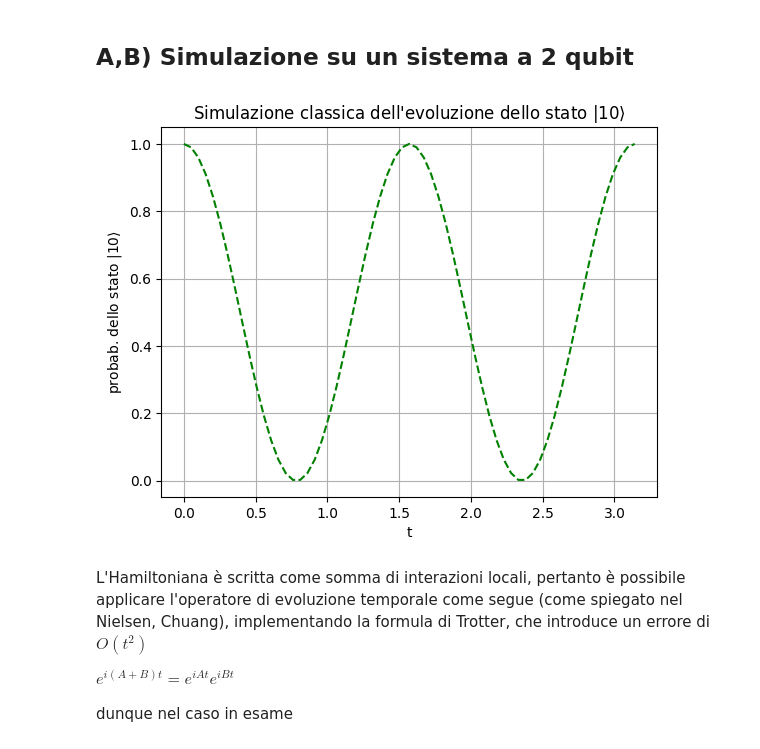
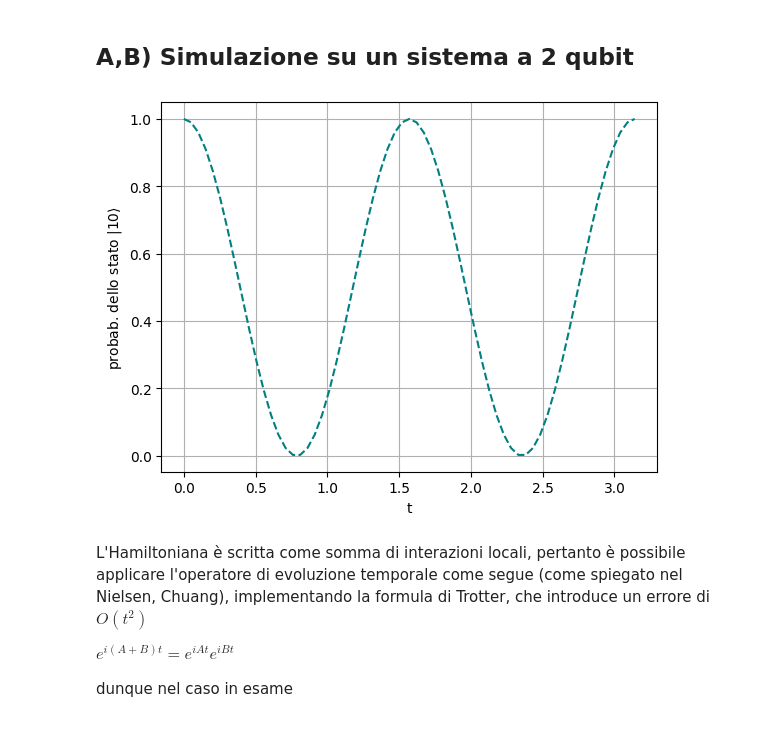
Before and after one commit to qismib/TETrIs, a Jupyter notebook: notebooks/first_exercise.ipynb, the cells around one changed output. Drawn from its saved outputs; the diff is of its cells as text; code cells hidden in the pictures.

```diff
--- a/notebooks/first_exercise.ipynb
+++ b/notebooks/first_exercise.ipynb
@@ -48,29 +48,30 @@ def U_Heis(n_spins,t):
 # %%
 #definiamo il numero di time steps
 t_steps = 63
 
 #definiamo il tempo in cui facciamo evolvere il sistema
 dt = np.pi
 
 #generiamo una spaziatura lineare di t_steps nell'intervallo [0, pi]
 ts = np.linspace(0, dt, t_steps)
 
 #definiamo lo stato iniziale che vogliamo prendere in esame, ovvero 10, tramite uno StateVector
 initial_state = Statevector.from_label('01').data
 
 #computiamo la probabilità di rimanere nello stato 10 in seguito ad una evoluzione
 # @ è abbreviazione per il prodotto interno. ne facciamo il modulo quadro per ricavare la probabilità.
 probs_10_classical = [np.abs((initial_state @ U_Heis(2,float(t)) @ initial_state))**2 for t in ts]
 
 #plottiamo il grafico di probs_10_classical come f(t)
-plt.plot(ts, probs_10_classical,linestyle="dashed",color="green")
+plt.plot(ts, probs_10_classical,linestyle="dashed",color="teal")
 plt.xlabel('t')
 plt.ylabel(r"probab. dello stato $|10\rangle$")
-plt.title(r"Simulazione classica dell'evoluzione dello stato $|10\rangle$")
+#plt.title(r"Simulazione classica dell'evoluzione dello stato $|10\rangle$")
+plt.savefig('../png/10_classical.png')
 plt.grid()
 plt.show()
 # %% [output]
-[figure, old version]
+[figure, new version]
 # %% [markdown]
 L'Hamiltoniana è scritta come somma di interazioni locali, pertanto è possibile applicare l'operatore di evoluzione temporale come segue (come spiegato nel Nielsen, Chuang), implementando la formula di Trotter, che introduce un errore di $O(t^2)$
 
```
Also changed, not shown: parts of 2 cells of this notebook, 2 other files.
